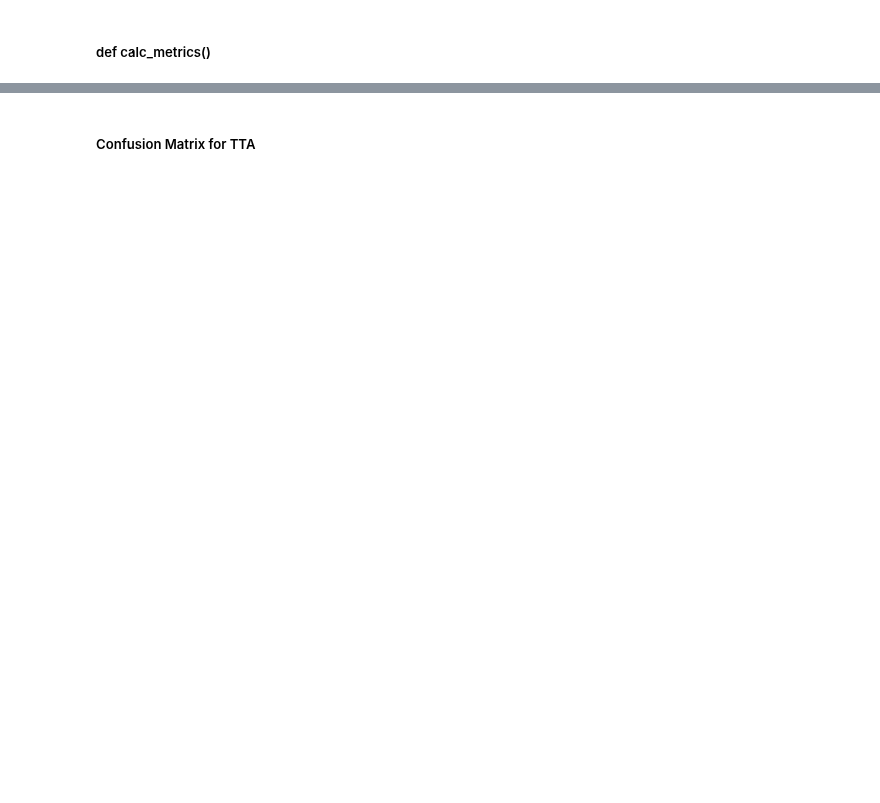
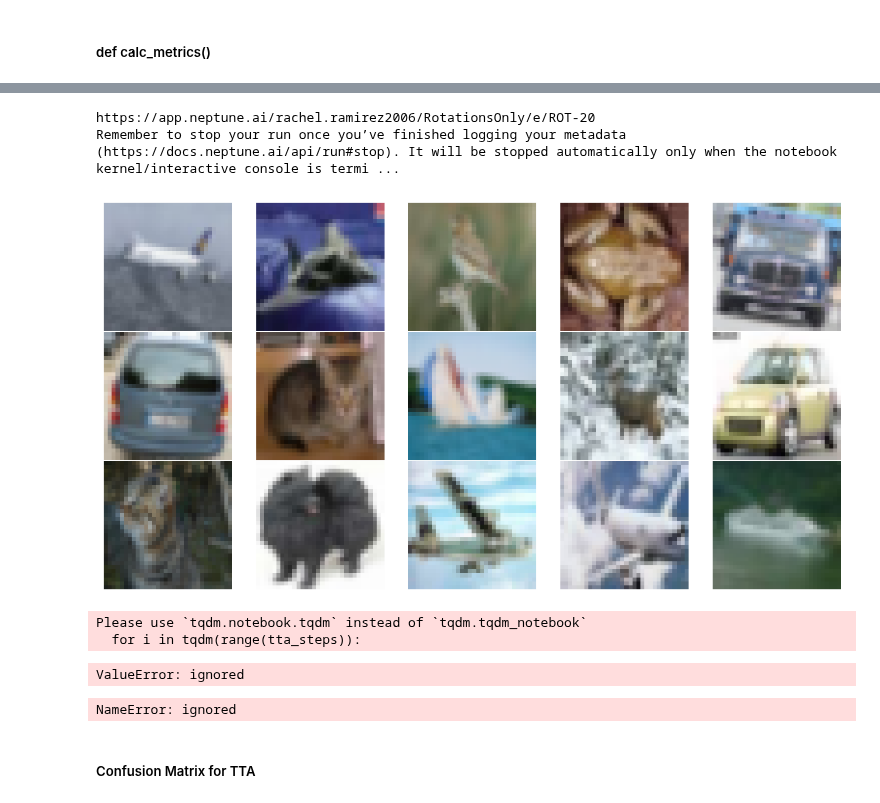
Before and after one commit to RachelRamirez/tta, a Jupyter notebook: TTA_experiments_only.ipynb, the cells around one changed output, grey strips where cells are left out. Saved outputs shown, nothing was run; the diff lists cells and outputs as text; code cells hidden in the pictures; blank space fills up the shorter version.

Commit message:
still correcting the "functionalized" notebook so that it will make runing multiple runs easier......

```diff
--- a/TTA_experiments_only.ipynb
+++ b/TTA_experiments_only.ipynb
@@ -514,8 +511,8 @@ def make_init_params(tta_steps=50, bs=64, low_rotation=0, high_rotation=10,  fil
 # %% [markdown]
 ##### def make_image_data_generator():
 # %%
-def make_image_data_generator(*params):
-  #takes __
+def make_image_data_generator(params):
+  #takes a dictionary of parameters
   #makes display_datagen to display augmentations on a batch
   #saves display to run
   #returns test_datagen
@@ -526,7 +523,7 @@ def make_image_data_generator(*params):
           # shear_range=params['shear_range'],
           # zoom_range=params['zoom_range'],
           # horizontal_flip=params['horizontal_flip'],
-          rotation_range=(params['low_rotation'], params['high_rotation']),
+          rotation_range= params['high_rotation'],
           fill_mode=params['fill_mode'] ,
         #   width_shift_range = params['width_shift_range'],
         #   height_shift_range = params['height_shift_range'],
@@ -550,7 +547,7 @@ def make_image_data_generator(*params):
             # shear_range=params['shear_range'],
             # zoom_range=params['zoom_range'],
             # horizontal_flip=params['horizontal_flip'],
-            rotation_range= (params['low_rotation'], params['high_rotation']),
+            rotation_range= params['high_rotation'],
             fill_mode=params['fill_mode'] ,
           #   width_shift_range = params['width_shift_range'],
           #   height_shift_range = params['height_shift_range'],
@@ -570,7 +567,7 @@ def make_image_data_generator(*params):
 
   display_datagen.fit(x_train)
 
-  tta_plt = plt.figure(figsize=(10,5))
+  tta_plt = plt.figure(figsize=(10,5)) #I want to name this plot so I can save it in Neptune.
 
   for X_batch, y_batch in display_datagen.flow(x_train, y_train, batch_size=15):
       for i in range(0, 15):
@@ -581,7 +578,7 @@ def make_image_data_generator(*params):
       plt.show()
       break
 
-  run["tta_image_preview"].upload(tta_plt)
+  run["tta_image_preview"].upload(tta_plt)   #I want to save this plot in Neptune.
   # run["tta_image_preview-interactive"].upload(File.as_html(tta_plt)) #doesnt work
 
   return test_datagen
@@ -599,7 +596,8 @@ def make_predictions_with_tta():
   for i in tqdm(range(tta_steps)):
       preds = model.predict(test_datagen.flow(x_test, batch_size=bs, shuffle=False), steps = len(x_test)/bs, verbose=0)   #Changed X_val to X_test
       predictions_tta.append(preds)
-      predictions_tta_df[i] = pd.DataFrame(preds)  #this is a data frame nwo so easier to save and review on neptune
+
+  predictions_tta_df = pd.DataFrame(predictions_tta)   #this is a data frame nwo so easier to save and review on neptune
 
   final_pred = np.mean(predictions_tta, axis=0)
   # final_pred[0] #This is the average guess for image 0, "3" followed by "5"
@@ -721,3 +714,51 @@ Please use `tqdm.notebook.tqdm` instead of `tqdm.tqdm_notebook`
+# %%
+# For-Loop  i = 1 through 5
+
+# Define a Run Function
+run = new_run()
+
+# create a dictionary of  parameters to pass to data_generator
+init_params = make_init_params(high_rotation=i)  # I need an inbetween var bc when run.stop runs the run[parameters] var disappears
+
+run["parameters"]  = init_params
+
+test_datagen = make_image_data_generator(init_params)
+
+# save predictions
+make_predictions_with_tta()
+calc_metrics()
+
+run.stop()
+# %% [output]
+https://app.neptune.ai/rachel.ramirez2006/RotationsOnly/e/ROT-20
+Remember to stop your run once you’ve finished logging your metadata (https://docs.neptune.ai/api/run#stop). It will be stopped automatically only when the notebook kernel/interactive console is termi ...
+[figure, added]
+Please use `tqdm.notebook.tqdm` instead of `tqdm.tqdm_notebook`
+  for i in tqdm(range(tta_steps)):
+ValueError: ignored
+# %%
+run["val_cm"] = val_cm                    #This should never change unless the vanilla model changes
+run["test_acc_all"] = test_acc_all        #This should never change unless the vanilla model changes
+run["test_acc_known"] = test_acc_known    #This should never change unless the vanilla model changes
+run["test_cm"] = cm                       #This should never change unless the vanilla model changes
+run["true_labels"] = true_labels        #This should never change unless Train/Val/Test Split changes on Test Set
+
+# ~~~~~~~~~~~~~~~~~~~~~~~~ TTA Specific Metrics to log: ~~~~~~~~~~~~~~~~~~~~~~~~~~~~~~~~~
+# run["test_acc_all_tta"] = test_acc_all_tta
+# run["test_acc_known_tta"] = test_acc_known_tta
+
+# run["pred_labels_tta"] = pred_labels_tta
+# run["nll_tta"] = nll_tta
+# run["entropy_tta"] = entropy_tta
+# run["pred_max_p_tta"] = pred_max_p_tta
+# run["test_cm_tta"] = cm_tta
+# run['predictions_tta_dataframe'] = df
+
+
+# run["val/conf_matrix"].upload("confusion_matrix.png")
+# run["TTA_Conf_Matrix_Plot"].upload(disp_tta)
+# %% [output]
+NameError: ignored
 # %% [markdown]
 ##### Confusion Matrix for TTA
 # %%
```
Also changed, not shown: parts of 22 cells of this notebook.
